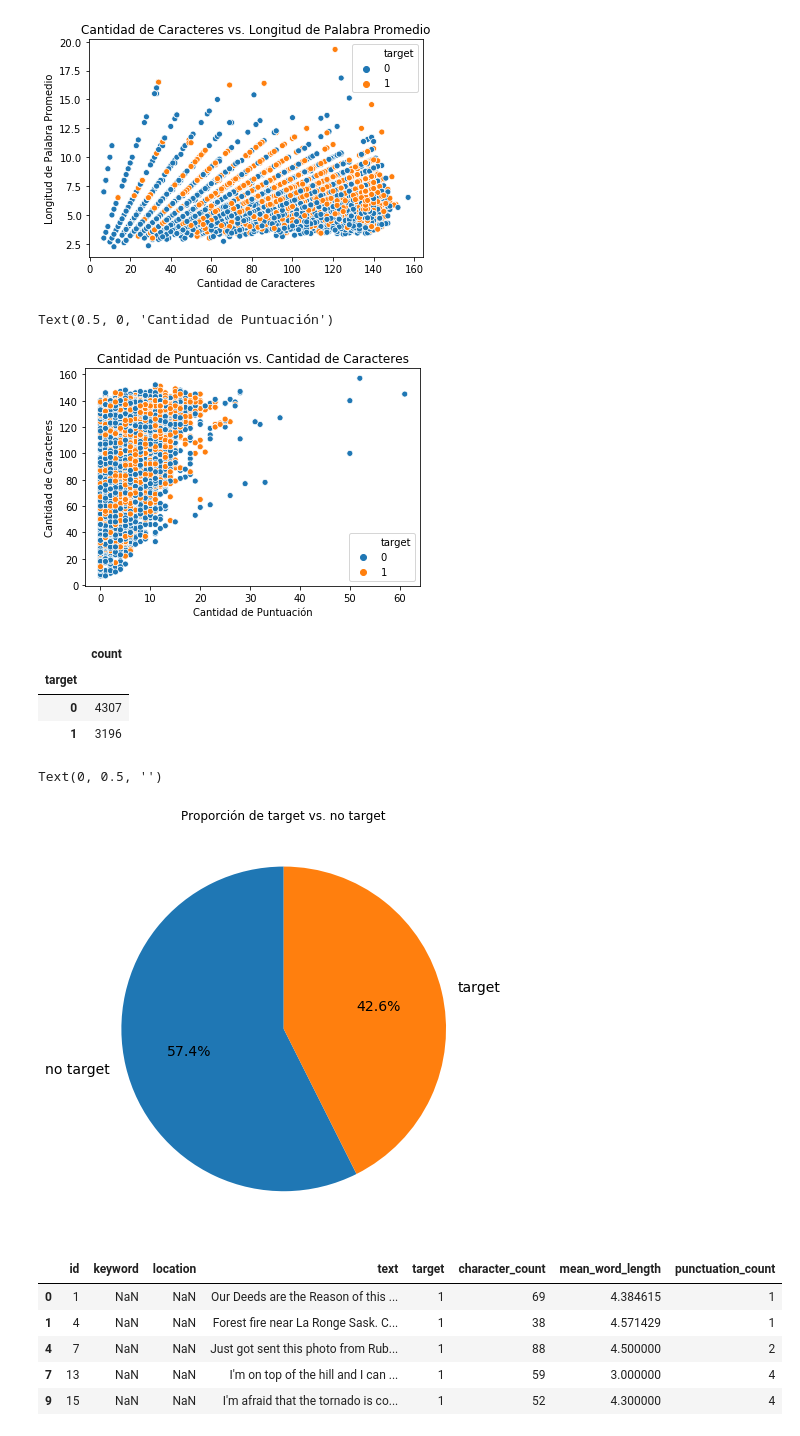
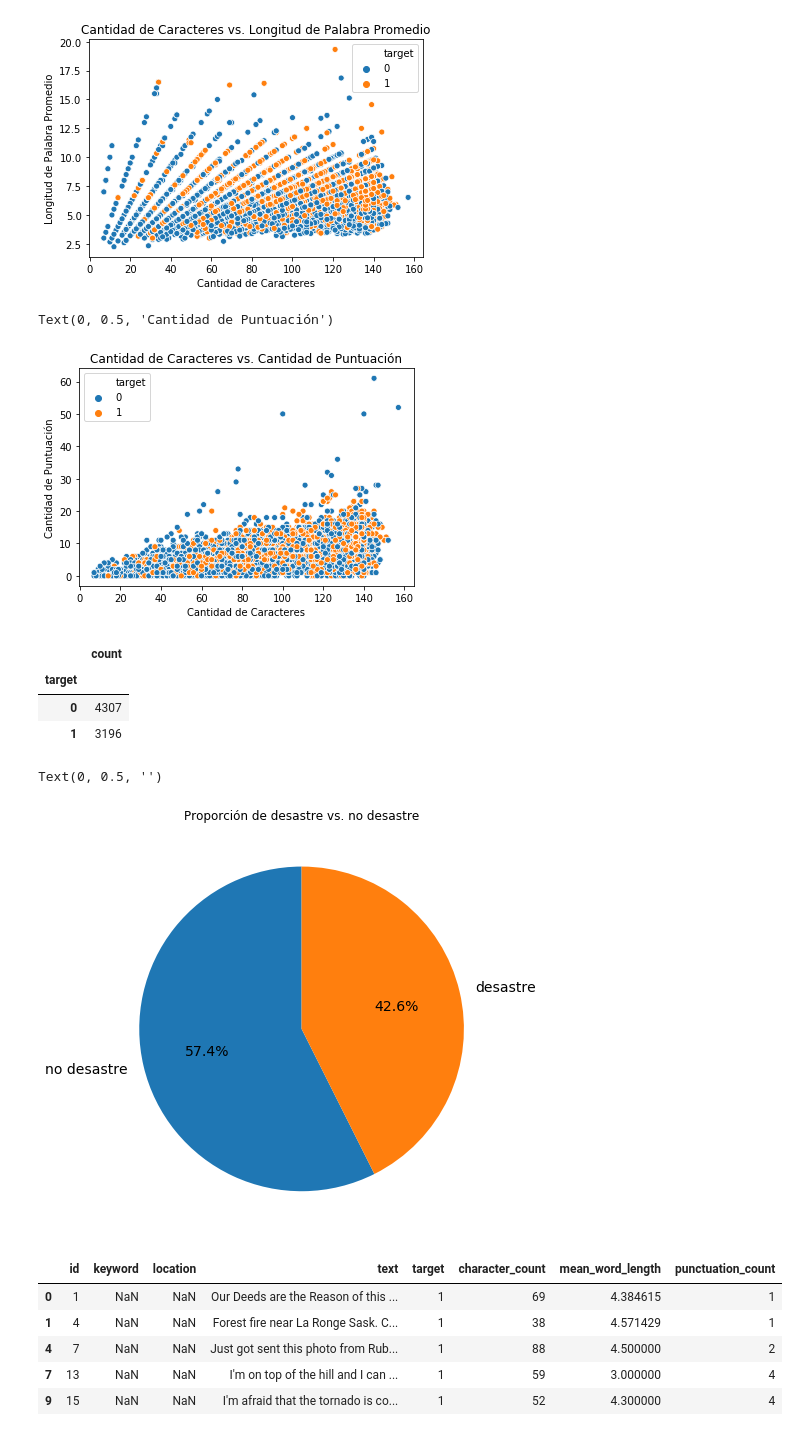
Before and after one commit to AlurrAldrey/OrgaDatosTP, a Jupyter notebook: tp1/CharCount_meanWordLen_PunctCount(LIMPIO).ipynb, the cells around one changed output. Cells and saved outputs as stored; diff of their text form; code cells hidden in the pictures.

Commit message:
correcciones en las visualizaciones

```diff
--- a/tp1/CharCount_meanWordLen_PunctCount(LIMPIO).ipynb
+++ b/tp1/CharCount_meanWordLen_PunctCount(LIMPIO).ipynb
@@ -99,13 +99,13 @@ Text(0.5, 0, 'Cantidad de Caracteres')
 #indiferentemente a la longitud del texto (un texto muy largo con palabras cortas es probable que tenga lenguahje
 #muy básico)
 # %%
-g = sns.scatterplot(x='punctuation_count', y='character_count', data = train, hue='target')
-g.set_title('Cantidad de Puntuación vs. Cantidad de Caracteres')
-g.set_ylabel("Cantidad de Caracteres")
-g.set_xlabel("Cantidad de Puntuación")
+g = sns.scatterplot(x='character_count', y='punctuation_count', data = train, hue='target')
+g.set_title('Cantidad de Caracteres vs. Cantidad de Puntuación')
+g.set_xlabel("Cantidad de Caracteres")
+g.set_ylabel("Cantidad de Puntuación")
 # %% [output]
-Text(0.5, 0, 'Cantidad de Puntuación')
+Text(0, 0.5, 'Cantidad de Puntuación')
-[figure, old version]
+[figure, new version]
 # %%
 #Denuevo los non disaster tienden a valores mas bajos
 #se puede ver aca que mientras aumenta el punctuation con una baja cantidad de puntuacion hay muchos tweets falsos
@@ -124,13 +124,13 @@ grouped.head()
 # %%
 plt.figure(figsize=(16,8))
 
 ax1 = plt.subplot(121, aspect='equal')
-g = grouped.plot(kind='pie', y = 'count', ax = ax1, autopct='%1.1f%%', startangle=90, shadow=False, legend=False, fontsize=14, labels = ['no target','target'])
-ax1.set(title = 'Proporción de target vs. no target')
+g = grouped.plot(kind='pie', y = 'count', ax = ax1, autopct='%1.1f%%', startangle=90, shadow=False, legend=False, fontsize=14, labels = ['no desastre','desastre'])
+ax1.set(title = 'Proporción de desastre vs. no desastre')
 ax1.set_ylabel('')
 # %% [output]
 Text(0, 0.5, '')
-[figure, old version]
+[figure, new version]
 # %%
 train_MWL_lt_5 = train[train.mean_word_length < 5]
 train_MWL_lt_5.head()
```
Also changed, not shown: parts of 4 cells of this notebook, 1 other file.
